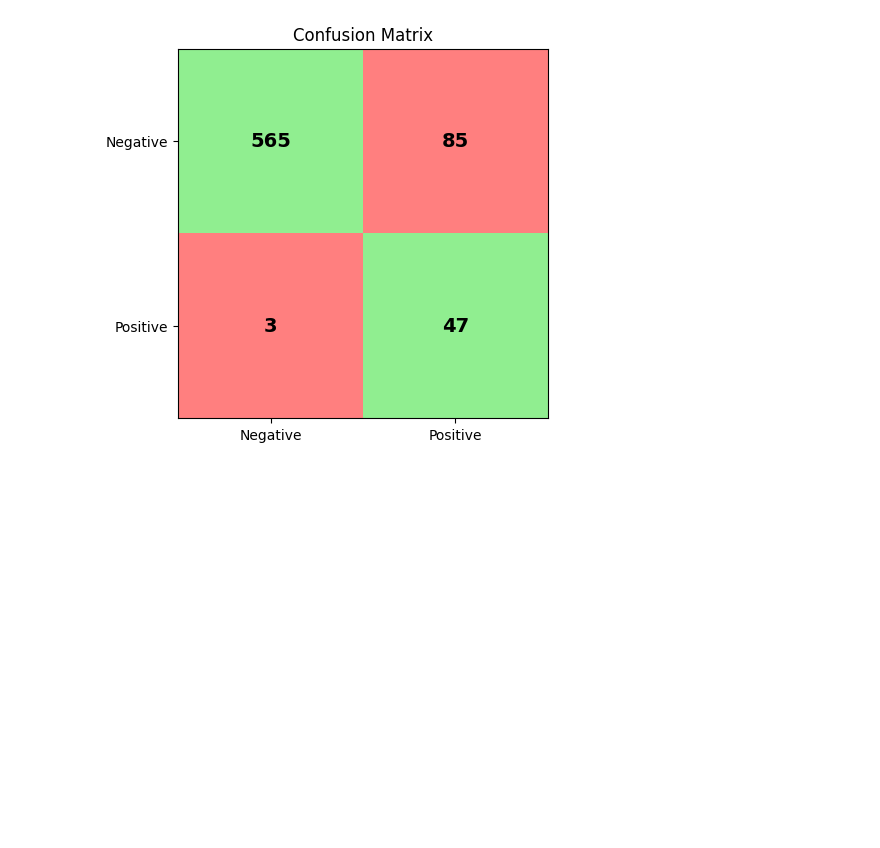
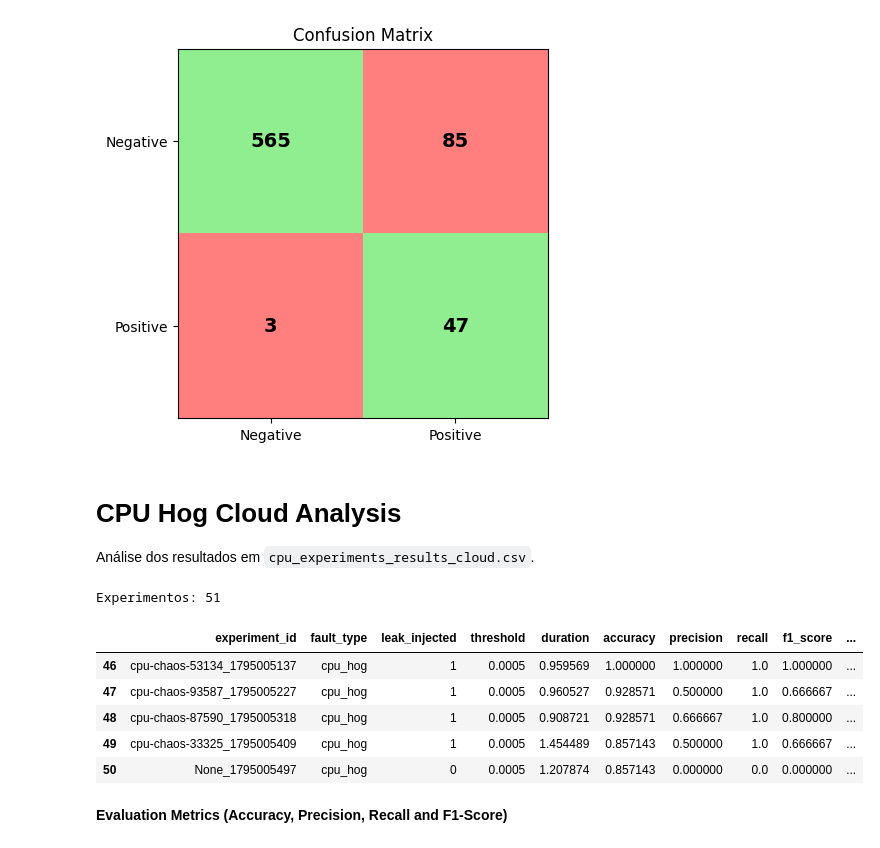
Before and after one commit to Matheusrdmota/fault-detection-mechanism, a Jupyter notebook: results/fault_detector_analysis.ipynb, the cells around one changed output. Cells and saved outputs as stored; diff of their text form; code cells hidden in the pictures; blank space fills up the shorter version.

```diff
--- a/results/fault_detector_analysis.ipynb
+++ b/results/fault_detector_analysis.ipynb
@@ -581,3 +581,25 @@ plt.title("Confusion Matrix")
 plt.show()
 # %% [output]
 [figure]
+# %% [markdown]
+# **CPU Hog Cloud Analysis**
+
+Análise dos resultados em `cpu_experiments_results_cloud.csv`.
+# %%
+import pandas as pd
+cpu_hog_cloud_df = pd.read_csv('cpu_experiments_results_cloud.csv')
+cpu_hog_cloud_df['leak_injected'] = (
+    cpu_hog_cloud_df['leak_injected'].astype(str).str.lower().map({'true': 1, 'false': 0})
+)
+print(f'Experimentos: {len(cpu_hog_cloud_df)}')
+display(cpu_hog_cloud_df.tail())
+# %% [output]
+Experimentos: 51
+|  | experiment_id | fault_type | leak_injected | threshold | duration | accuracy | precision | recall | f1_score | ... |
+| 46 | cpu-chaos-53134_1795005137 | cpu_hog | 1 | 0.0005 | 0.959569 | 1.000000 | 1.000000 | 1.0 | 1.000000 | ... |
+| 47 | cpu-chaos-93587_1795005227 | cpu_hog | 1 | 0.0005 | 0.960527 | 0.928571 | 0.500000 | 1.0 | 0.666667 | ... |
+| 48 | cpu-chaos-87590_1795005318 | cpu_hog | 1 | 0.0005 | 0.908721 | 0.928571 | 0.666667 | 1.0 | 0.800000 | ... |
+| 49 | cpu-chaos-33325_1795005409 | cpu_hog | 1 | 0.0005 | 1.454489 | 0.857143 | 0.500000 | 1.0 | 0.666667 | ... |
+| 50 | None_1795005497 | cpu_hog | 0 | 0.0005 | 1.207874 | 0.857143 | 0.000000 | 0.0 | 0.000000 | ... |
+# %% [markdown]
+**Evaluation Metrics (Accuracy, Precision, Recall and F1-Score)**
```
Also changed, not shown: parts of 49 cells of this notebook, 6 other files.
